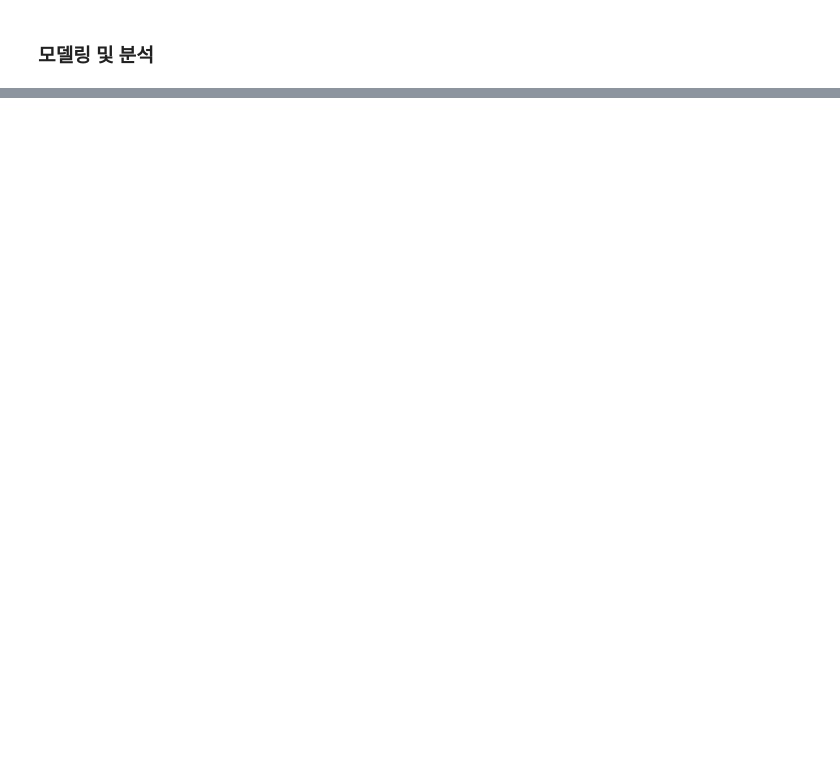
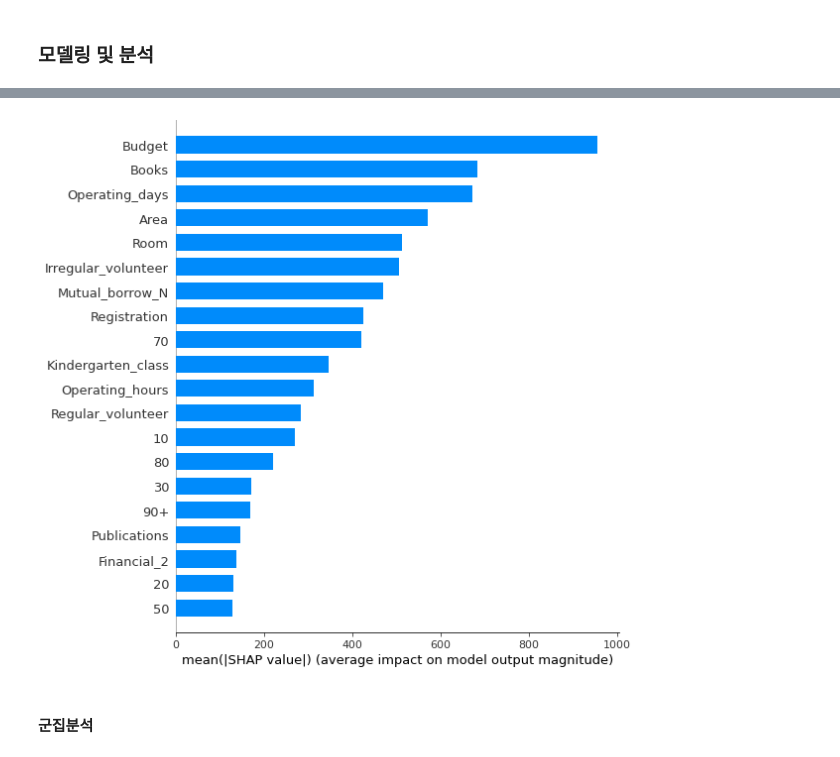
Before and after one commit to dev-gw/SSL_analysis, a Jupyter notebook: Library_DS.ipynb, the cells around one changed output, grey strips where cells are left out. Cells and saved outputs as stored; diff of their text form; code cells hidden in the pictures; blank space fills up the shorter version.

```diff
--- a/Library_DS.ipynb
+++ b/Library_DS.ipynb
@@ -158,0 +327,6 @@ column name: Budget
+# %%
+shap.summary_plot(shap_values, X_train, plot_type='bar')
+# %% [output]
+[figure, added]
+# %% [markdown]
+#### 군집분석
```
Also changed, not shown: parts of 26 cells of this notebook.
